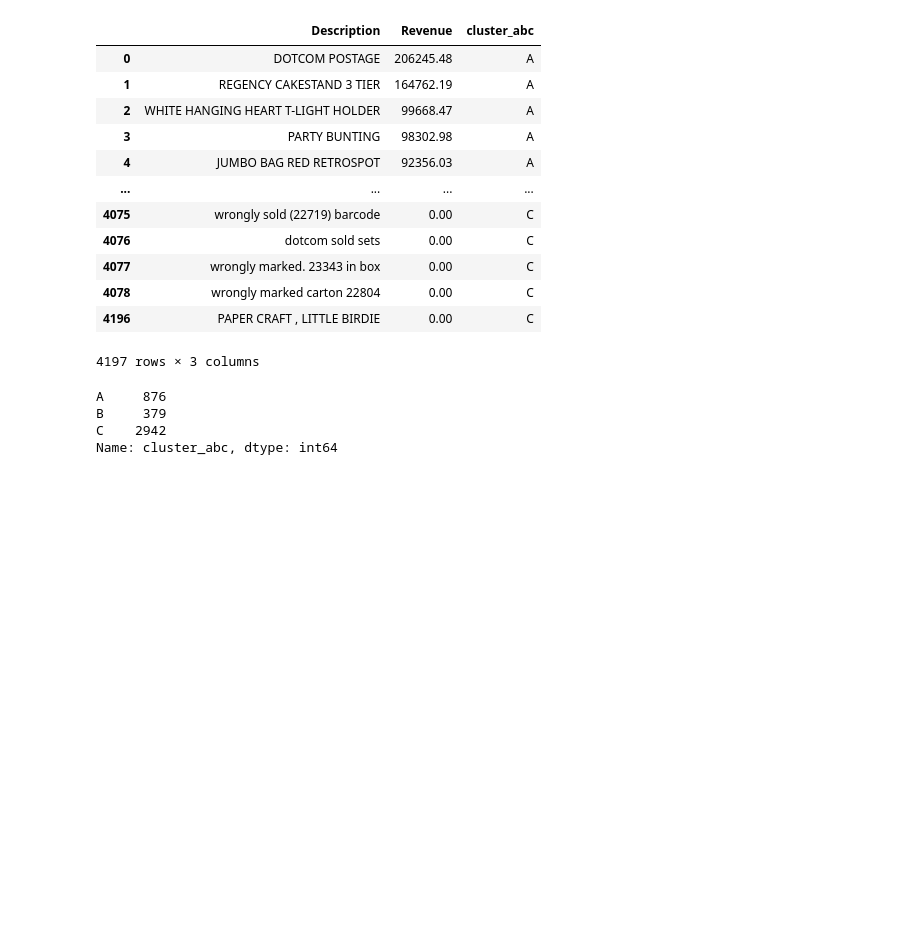
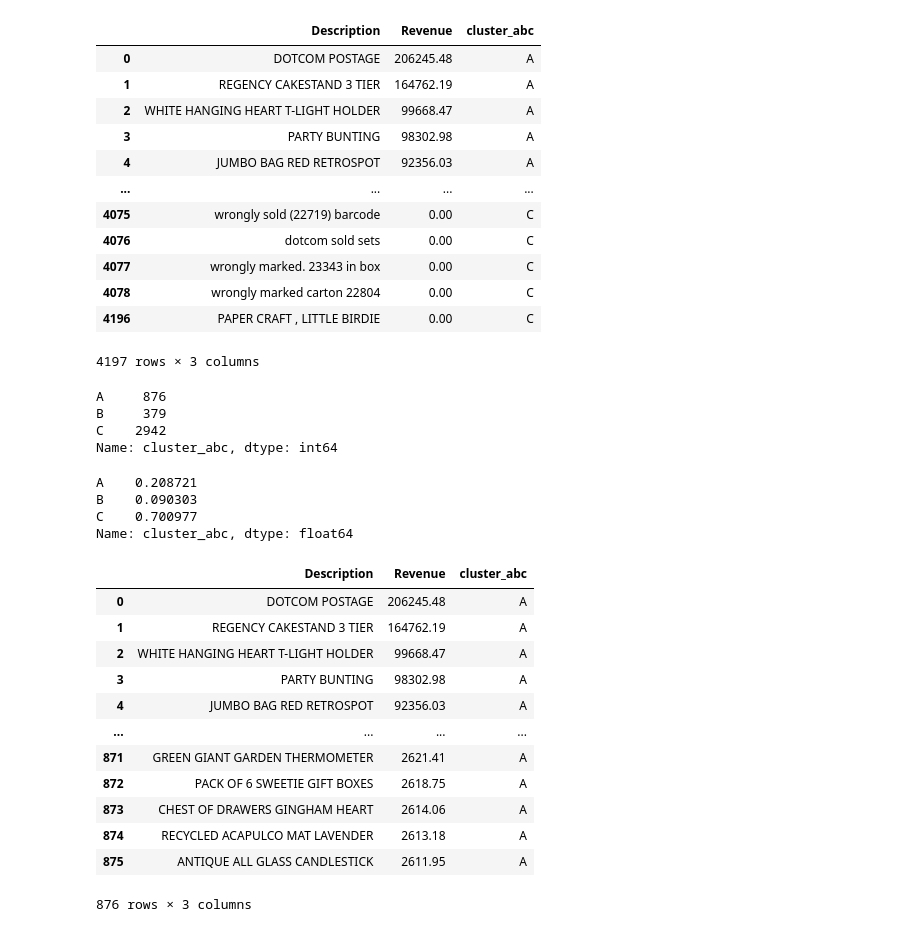
Before and after one commit to joaopcnogueira/colab-notebooks, a Jupyter notebook: ABC_Segmentation_Analysis.ipynb, the cells around one changed output. Drawn from its saved outputs; the diff is of its cells as text; code cells hidden in the pictures; blank space fills up the shorter version.

```diff
--- a/ABC_Segmentation_Analysis.ipynb
+++ b/ABC_Segmentation_Analysis.ipynb
@@ -127,3 +127,26 @@ A     876
 B     379
 C    2942
 Name: cluster_abc, dtype: int64
+# %%
+df_revenue_by_item['cluster_abc'].value_counts(1).sort_index()
+# %% [output]
+A    0.208721
+B    0.090303
+C    0.700977
+Name: cluster_abc, dtype: float64
+# %%
+df_revenue_by_item.query('cluster_abc == "A"').sort_values('Revenue', ascending=False)
+# %% [output]
+|  | Description | Revenue | cluster_abc |
+| 0 | DOTCOM POSTAGE | 206245.48 | A |
+| 1 | REGENCY CAKESTAND 3 TIER | 164762.19 | A |
+| 2 | WHITE HANGING HEART T-LIGHT HOLDER | 99668.47 | A |
+| 3 | PARTY BUNTING | 98302.98 | A |
+| 4 | JUMBO BAG RED RETROSPOT | 92356.03 | A |
+| ... | ... | ... | ... |
+| 871 | GREEN GIANT GARDEN THERMOMETER | 2621.41 | A |
+| 872 | PACK OF 6 SWEETIE GIFT BOXES | 2618.75 | A |
+| 873 | CHEST OF DRAWERS GINGHAM HEART | 2614.06 | A |
+| 874 | RECYCLED ACAPULCO MAT LAVENDER | 2613.18 | A |
+| 875 | ANTIQUE ALL GLASS CANDLESTICK | 2611.95 | A |
+876 rows × 3 columns
```
Also changed, not shown: parts of 1 cell of this notebook.
